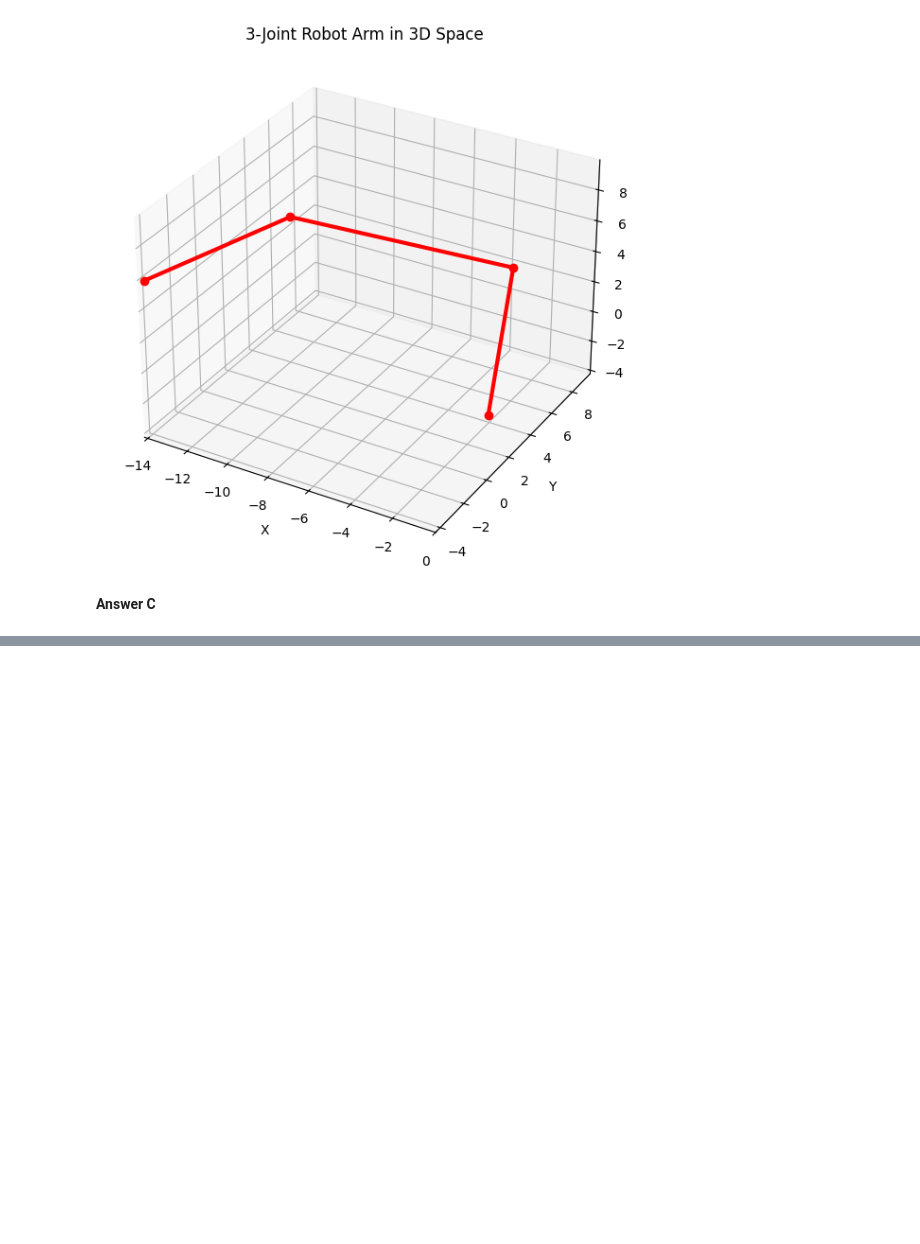
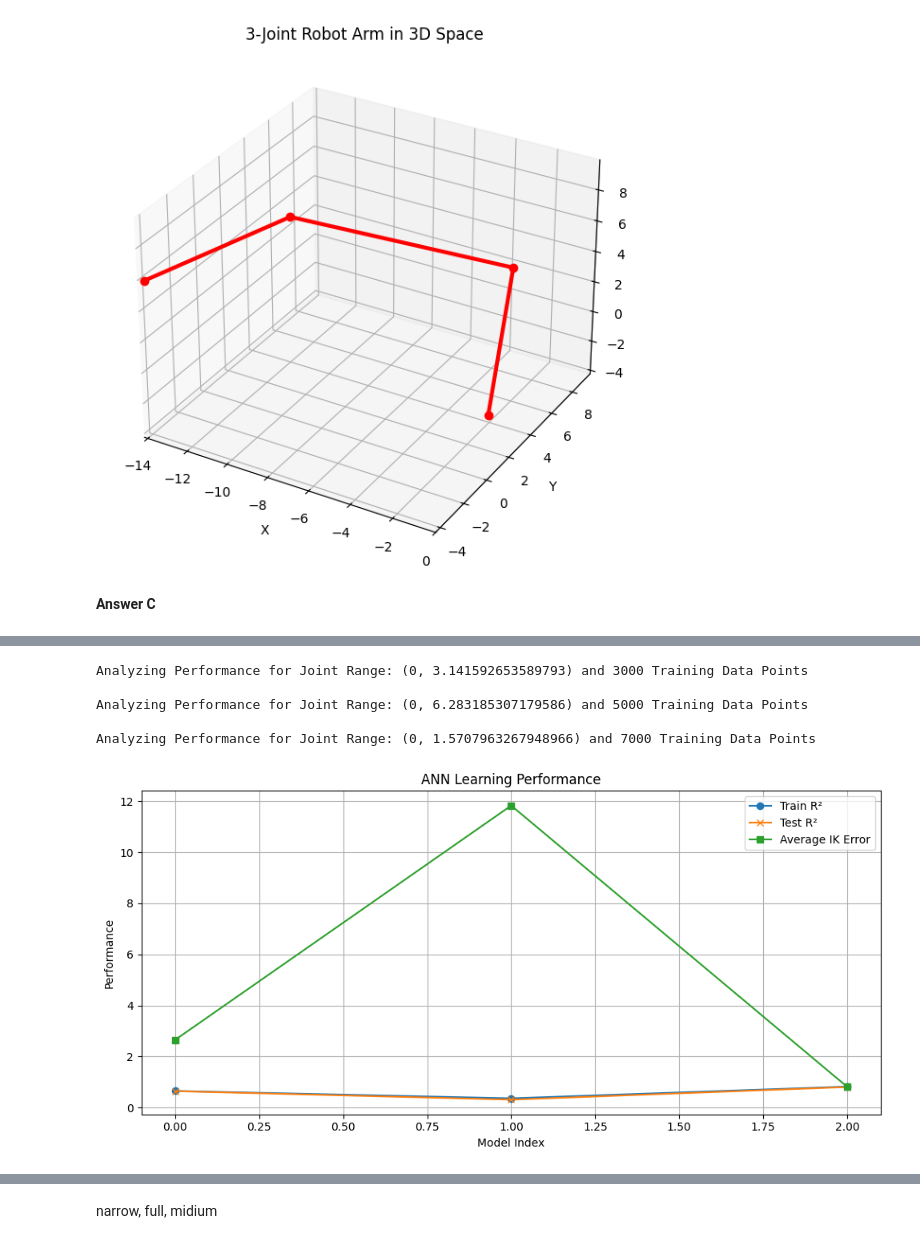
Before and after one commit to 160419982021/ML, a Jupyter notebook: PDE4433_2022_23_A2_T1_Inverse_Kinematics.ipynb, the cells around one changed output, grey strips where cells are left out. Saved outputs shown, nothing was run; the diff lists cells and outputs as text; code cells hidden in the pictures; blank space fills up the shorter version.

```diff
--- a/PDE4433_2022_23_A2_T1_Inverse_Kinematics.ipynb
+++ b/PDE4433_2022_23_A2_T1_Inverse_Kinematics.ipynb
@@ -1597,0 +1893,74 @@ Position error: 1.9856295503969112
+# %%
+# ------------- Learning Performance Analysis for Task C -------------
+import matplotlib.pyplot as plt
+import pandas as pd
+
+# ------------- Learning Performance Plot -------------
+def plot_learning_performance(results_df):
+    plt.figure(figsize=(10, 5))
+    plt.plot(results_df['Train_R2'], label="Train R²", marker='o')
+    plt.plot(results_df['Test_R2'], label="Test R²", marker='x')
+    plt.plot(results_df['IK_Error'], label="Average IK Error", marker='s')
+    plt.xlabel("Model Index")
+    plt.ylabel("Performance")
+    plt.title("ANN Learning Performance")
+    plt.legend()
+    plt.grid(True)
+    plt.tight_layout()
+    plt.show()
+
+# ------------- Training and Evaluation Loop for Performance Analysis -------------
+results_performance = []
+
+for r in ranges:
+    joint_range = r["range"]
+    n_train = r["data_points"]
+    n_test = 1000  # Keeping a constant test size
+
+    print(f"\nAnalyzing Performance for Joint Range: {joint_range} and {n_train} Training Data Points")
+
+    # Create data with the current joint range and number of training data points
+    for cfg in configs:
+        model = MLPRegressor(hidden_layer_sizes=cfg["layers"],
+                             activation=cfg["activation"],
+                             solver=cfg["solver"],
+                             learning_rate_init=cfg["learning_rate_init"],
+                             max_iter=cfg["max_iter"],
+                             early_stopping=True,
+                             random_state=42)
+
+        arm3d.create_data(model, n_train=n_train, n_test=n_test, joint_range=joint_range)
+        train_score = arm3d.train()
+        test_score = arm3d.test()
+
+        total_err = 0
+        for i in range(len(arm3d.cart_test)):
+            err, _, _ = arm3d.predict(arm3d.cart_test[i])
+            total_err += err
+        avg_error = total_err / len(arm3d.cart_test)
+
+        results_performance.append({
+            "Joint_Range": str(joint_range),
+            "Data_Points": n_train,
+            "Configuration": str(cfg),
+            "Train_R2": train_score,
+            "Test_R2": test_score,
+            "IK_Error": avg_error
+        })
+
+# ------------- Create DataFrame for Results -------------
+results_performance_df = pd.DataFrame(results_performance)
+
+# ------------- Plot the Learning Performance -------------
+plot_learning_performance(results_performance_df)
+
+# Display Results
+print("Performance Results:")
+print(results_performance_df)
+# %% [output]
+Analyzing Performance for Joint Range: (0, 3.141592653589793) and 3000 Training Data Points
+
+Analyzing Performance for Joint Range: (0, 6.283185307179586) and 5000 Training Data Points
+
+Analyzing Performance for Joint Range: (0, 1.5707963267948966) and 7000 Training Data Points
+[figure, added]
@@ -1597,0 +1982,2 @@ Position error: 1.9856295503969112
+# %% [markdown]
+narrow, full, midium
```
Also changed, not shown: parts of 11 cells of this notebook.
